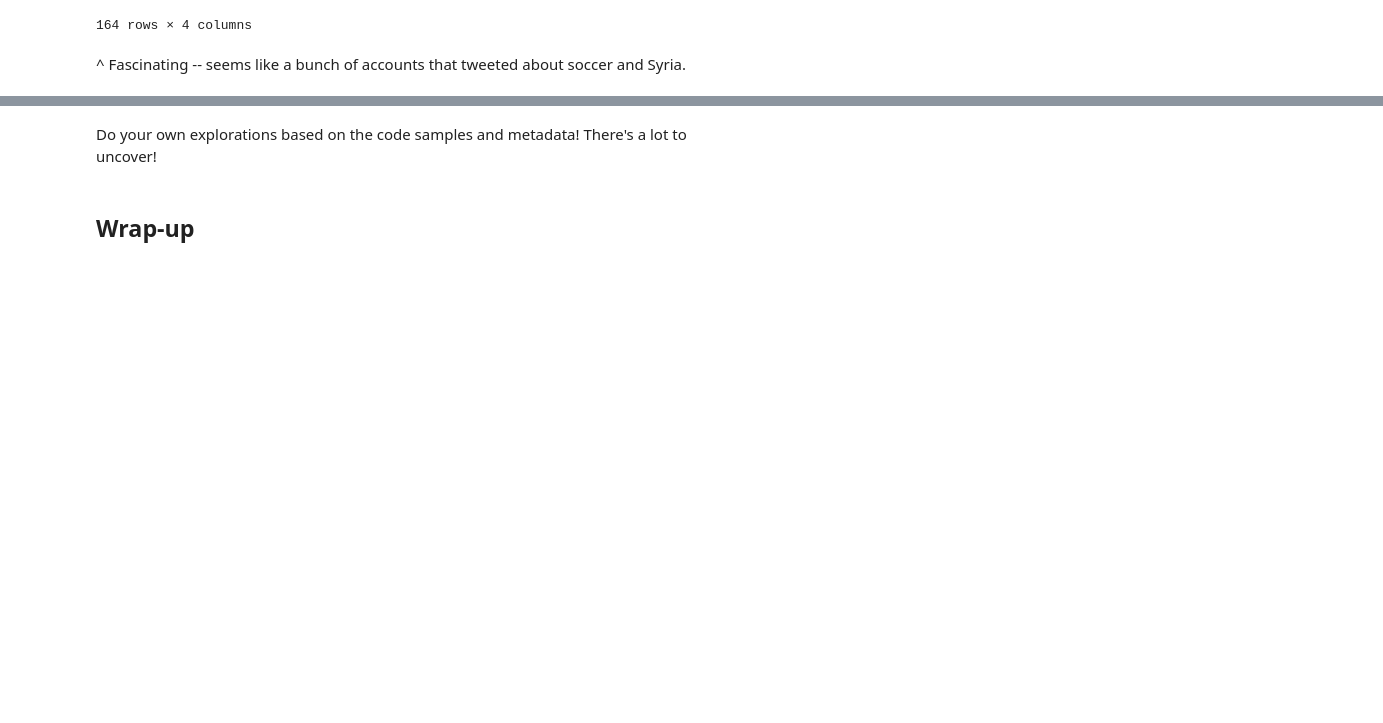
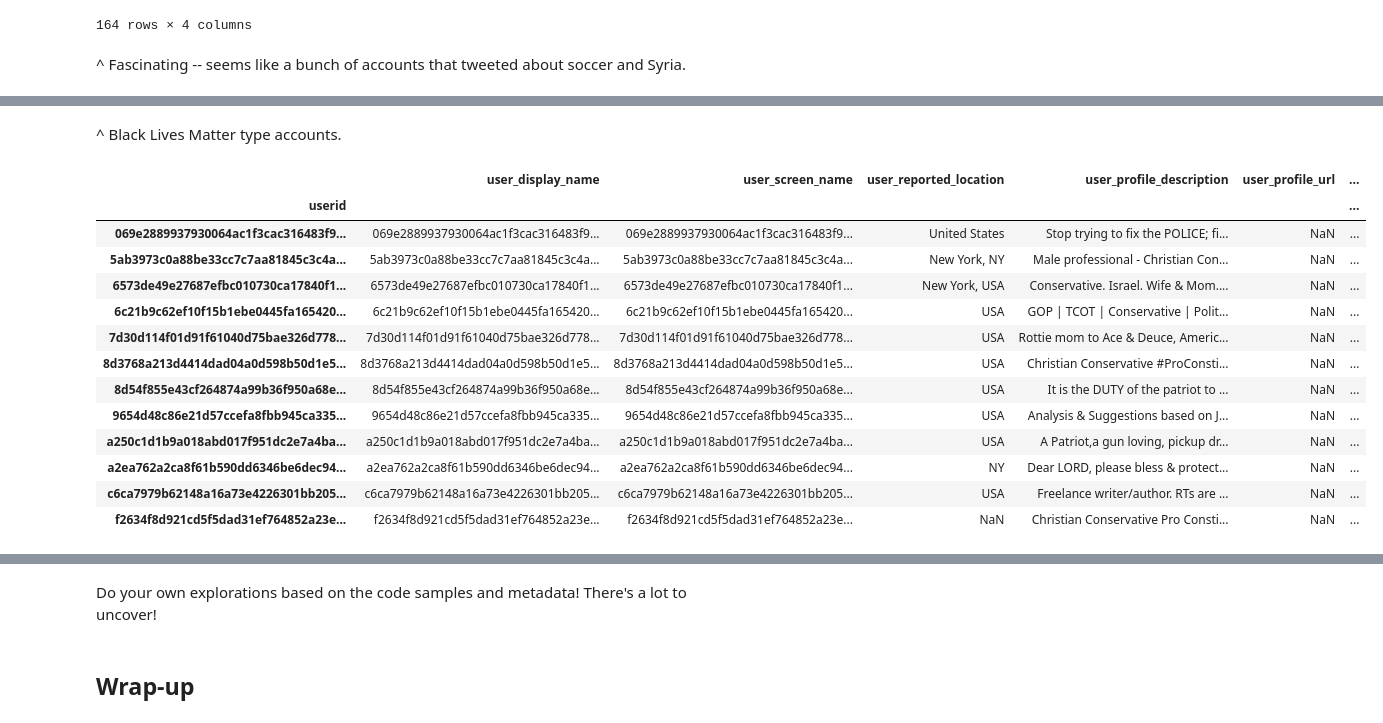
Before and after one commit to propublica/data-nicar-2019, a Jupyter notebook: nicar-ml-nlp-workshop-kao-2.ipynb, the cells around one changed output, grey strips where cells are left out. Saved outputs shown, nothing was run; the diff lists cells and outputs as text; code cells hidden in the pictures; blank space fills up the shorter version.

```diff
--- a/nicar-ml-nlp-workshop-kao-2.ipynb
+++ b/nicar-ml-nlp-workshop-kao-2.ipynb
@@ -623,0 +635,19 @@ get_tweets_eng_for_users(get_userids_for_cluster(45))
+# %% [markdown]
+^ Black Lives Matter type accounts.
+# %%
+get_users(get_userids_for_cluster(44))
+# %% [output]
+|  | user_display_name | user_screen_name | user_reported_location | user_profile_description | user_profile_url | ... |
+| userid |  |  |  |  |  | ... |
+| 069e2889937930064ac1f3cac316483f9... | 069e2889937930064ac1f3cac316483f9... | 069e2889937930064ac1f3cac316483f9... | United States | Stop trying to fix the POLICE; fi... | NaN | ... |
+| 5ab3973c0a88be33cc7c7aa81845c3c4a... | 5ab3973c0a88be33cc7c7aa81845c3c4a... | 5ab3973c0a88be33cc7c7aa81845c3c4a... | New York, NY | Male professional - Christian Con... | NaN | ... |
+| 6573de49e27687efbc010730ca17840f1... | 6573de49e27687efbc010730ca17840f1... | 6573de49e27687efbc010730ca17840f1... | New York, USA | Conservative. Israel. Wife & Mom.... | NaN | ... |
+| 6c21b9c62ef10f15b1ebe0445fa165420... | 6c21b9c62ef10f15b1ebe0445fa165420... | 6c21b9c62ef10f15b1ebe0445fa165420... | USA | GOP | TCOT | Conservative | Polit... | NaN | ... |
+| 7d30d114f01d91f61040d75bae326d778... | 7d30d114f01d91f61040d75bae326d778... | 7d30d114f01d91f61040d75bae326d778... | USA | Rottie mom to Ace & Deuce, Americ... | NaN | ... |
+| 8d3768a213d4414dad04a0d598b50d1e5... | 8d3768a213d4414dad04a0d598b50d1e5... | 8d3768a213d4414dad04a0d598b50d1e5... | USA | Christian Conservative #ProConsti... | NaN | ... |
+| 8d54f855e43cf264874a99b36f950a68e... | 8d54f855e43cf264874a99b36f950a68e... | 8d54f855e43cf264874a99b36f950a68e... | USA | It is the DUTY of the patriot to ... | NaN | ... |
+| 9654d48c86e21d57ccefa8fbb945ca335... | 9654d48c86e21d57ccefa8fbb945ca335... | 9654d48c86e21d57ccefa8fbb945ca335... | USA | Analysis & Suggestions based on J... | NaN | ... |
+| a250c1d1b9a018abd017f951dc2e7a4ba... | a250c1d1b9a018abd017f951dc2e7a4ba... | a250c1d1b9a018abd017f951dc2e7a4ba... | USA | A Patriot,a gun loving, pickup dr... | NaN | ... |
+| a2ea762a2ca8f61b590dd6346be6dec94... | a2ea762a2ca8f61b590dd6346be6dec94... | a2ea762a2ca8f61b590dd6346be6dec94... | NY | Dear LORD, please bless & protect... | NaN | ... |
+| c6ca7979b62148a16a73e4226301bb205... | c6ca7979b62148a16a73e4226301bb205... | c6ca7979b62148a16a73e4226301bb205... | USA | Freelance writer/author. RTs are ... | NaN | ... |
+| f2634f8d921cd5f5dad31ef764852a23e... | f2634f8d921cd5f5dad31ef764852a23e... | f2634f8d921cd5f5dad31ef764852a23e... | NaN | Christian Conservative Pro Consti... | NaN | ... |
```
Also changed, not shown: parts of 31 cells of this notebook.
